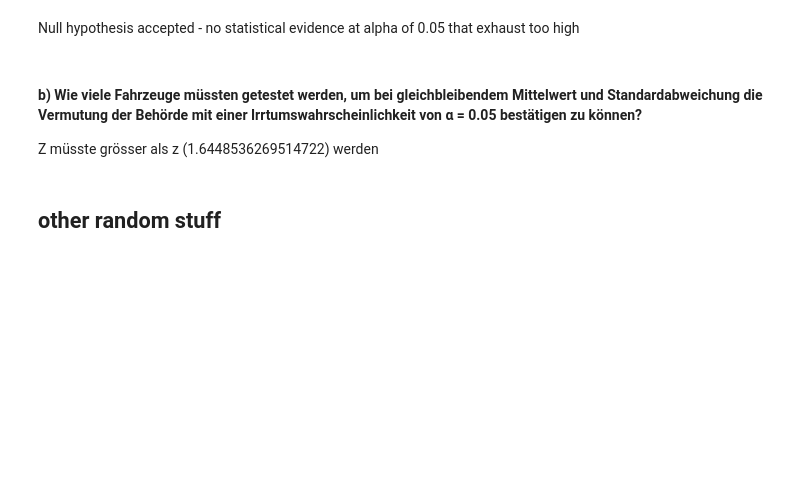
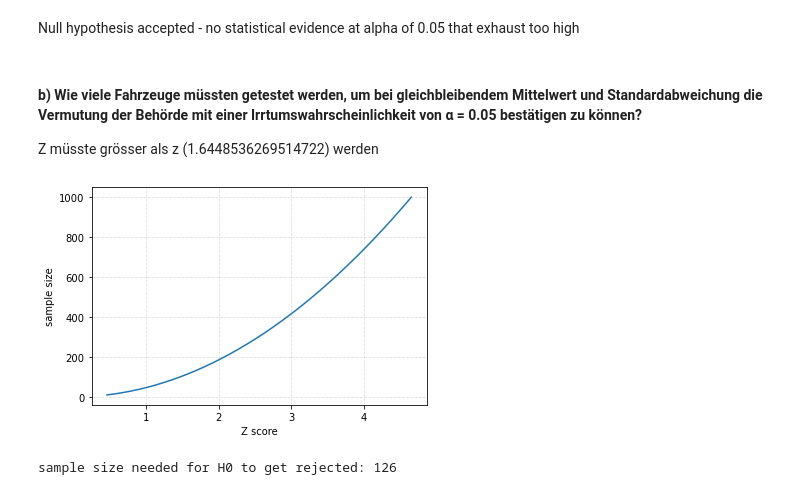
Before and after one commit to yvokeller/probability-calculation, a Jupyter notebook: le4_hypothesis_tests.ipynb, the cells around one changed output. Drawn from its saved outputs; the diff is of its cells as text; code cells hidden in the pictures; blank space fills up the shorter version.

```diff
--- a/le4_hypothesis_tests.ipynb
+++ b/le4_hypothesis_tests.ipynb
@@ -8,13 +8,17 @@ import numpy as np
 import pandas as pd
 import math
 # %%
-def null_hypothesis_accepted(Z, z):
+def z_test_h0_accepted(Z, z):
     if Z > z: # reject H0
-        print('H0 rejected', 'Z =', Z, '/ ', 'z =', z)
+        print('H0 rejected', 'Z =', Z, '>', 'z =', z)
         return False
     else:
-        print('H0 accepted', 'Z =', Z, '/ ', 'z =', z)
+        print('H0 accepted', 'Z =', Z, '<', 'z =', z)
         return True
 
-def Z_score(mu0, sigma0, n, x_bar):
-    return abs((x_bar - mu0) / (sigma0 / np.sqrt(n - 1)))
+def Z_score(population_mean_mu0, population_sd_sigma0, sample_mean_x_bar, sample_size_n):
+    """
+    If no population SD is given, you can use the sample SD
+    """
+    # https://stats.stackexchange.com/questions/463854/why-no-degrees-of-freedom-for-z-test no dof here
+    return abs((sample_mean_x_bar - population_mean_mu0) / (population_sd_sigma0 / np.sqrt(sample_size_n)))
@@ -267,17 +423,19 @@ Z müsste grösser als z (1.6448536269514722) werden
 # %%
 sample_sizes = np.arange(10, 1000, 1)
 
-Z_scores = [Z_score(mu0=250, sigma0=34, n=size, x_bar=255) for size in sample_sizes]
+Z_scores = [Z_score(population_mean_mu0=250, population_sd_sigma0=34, sample_size_n=size, sample_mean_x_bar=255) for size in sample_sizes]
 
 plt.clf()
 plt.plot(Z_scores, sample_sizes)
 plt.xlabel('Z score')
 plt.ylabel('sample size')
 plt.grid(alpha=.4,linestyle='--')
 plt.show()
+# %% [output]
+[figure, added]
 # %%
 df = pd.DataFrame(Z_scores)
 first_index_Z_bigger_than_z = df.index[df[0] > 1.6448536269514722].tolist()[0]
-print('sample size for H0 to get rejected:', sample_sizes[first_index_Z_bigger_than_z])
+print('sample size needed for H0 to get rejected:', sample_sizes[first_index_Z_bigger_than_z])
+# %% [output]
+sample size needed for H0 to get rejected: 126
-# %% [markdown]
-## other random stuff
```
Also changed, not shown: parts of 62 cells of this notebook.
